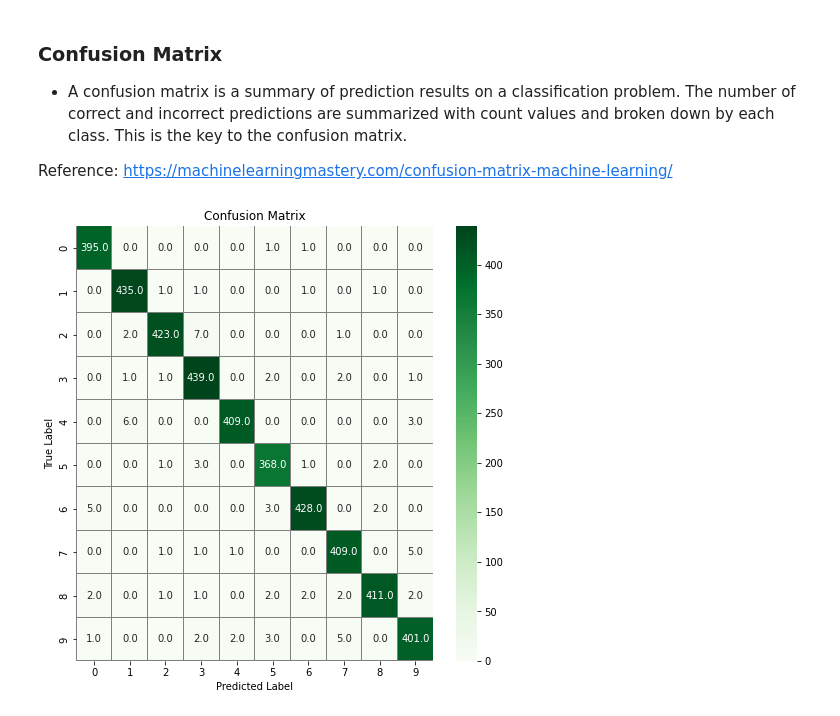
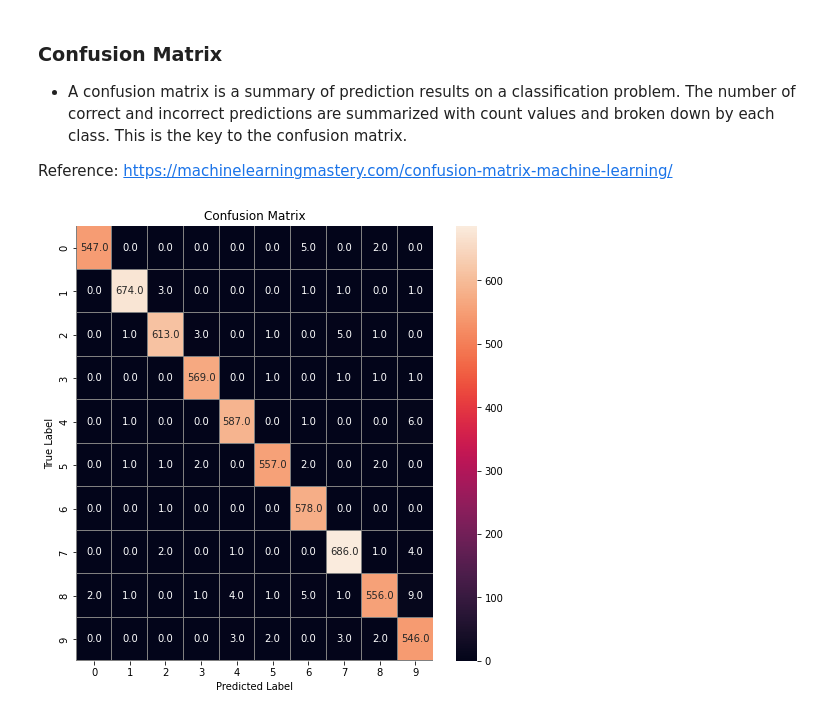
Before and after one commit to MToprak203/CNN_Example, a Jupyter notebook: CNN_Project.ipynb, the cells around one changed output. Saved outputs shown, nothing was run; the diff lists cells and outputs as text; code cells hidden in the pictures.

Commit message:
dataset change

```diff
--- a/CNN_Project.ipynb
+++ b/CNN_Project.ipynb
@@ -19,3 +26,15 @@ X_train = train.drop(labels = ["label"], axis=1)
+# %%
+from mnist import MNIST
+mndata = MNIST()
+
+X_train, Y_train = mndata.load_training()
+
+test, test_labels = mndata.load_testing()
+# %%
+X_train = pd.DataFrame(X_train)
+Y_train = pd.DataFrame(Y_train)
+test = pd.DataFrame(test)
+test_labels = pd.DataFrame(test_labels)
 # %% [markdown]
 ## **Normalization**
 
@@ -283,21 +300,16 @@ plt.show()
 
  Reference: https://machinelearningmastery.com/confusion-matrix-machine-learning/
 # %%
-import seaborn as sns
-# Predict the values from the validation dataset
 Y_pred = model.predict(X_val)
-# Convert predictions classes to one hot vectors
 Y_pred_classes = np.argmax(Y_pred,axis = 1)
-# Convert validation observations to one hot vectors
 Y_true = np.argmax(Y_val,axis = 1)
-# compute the confusion matrix
 confusion_mtx = confusion_matrix(Y_true, Y_pred_classes)
-# plot the confusion matrix
+
 f,ax = plt.subplots(figsize=(8, 8))
-sns.heatmap(confusion_mtx, annot=True, linewidths=0.01,cmap="Greens",linecolor="gray", fmt= '.1f',ax=ax)
+sns.heatmap(confusion_mtx, annot=True, linewidths=0.01, linecolor="gray", fmt= '.1f',ax=ax)
 plt.xlabel("Predicted Label")
 plt.ylabel("True Label")
 plt.title("Confusion Matrix")
 plt.show()
 # %% [output]
-[figure, old version]
+[figure, new version]
```
Also changed, not shown: parts of 28 cells of this notebook, 2 other files.
